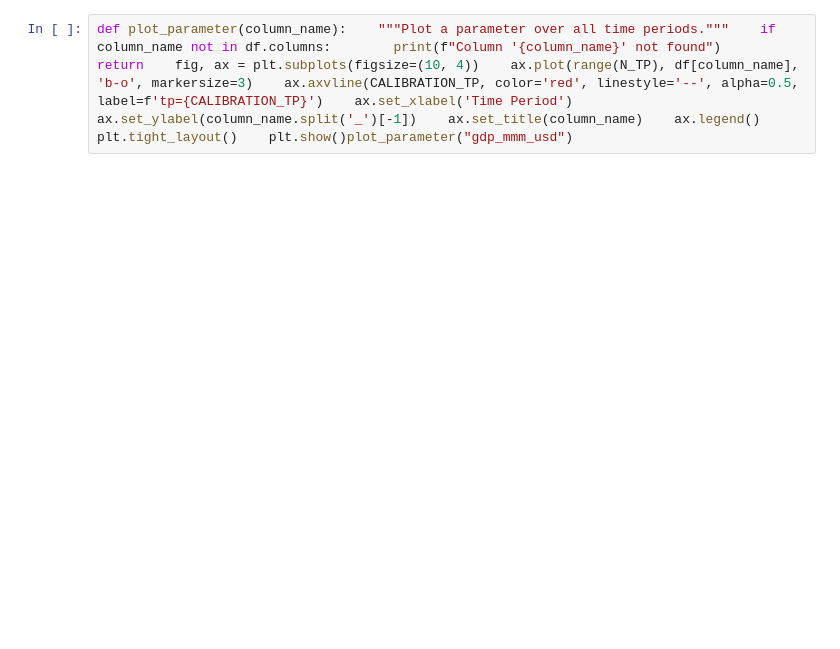
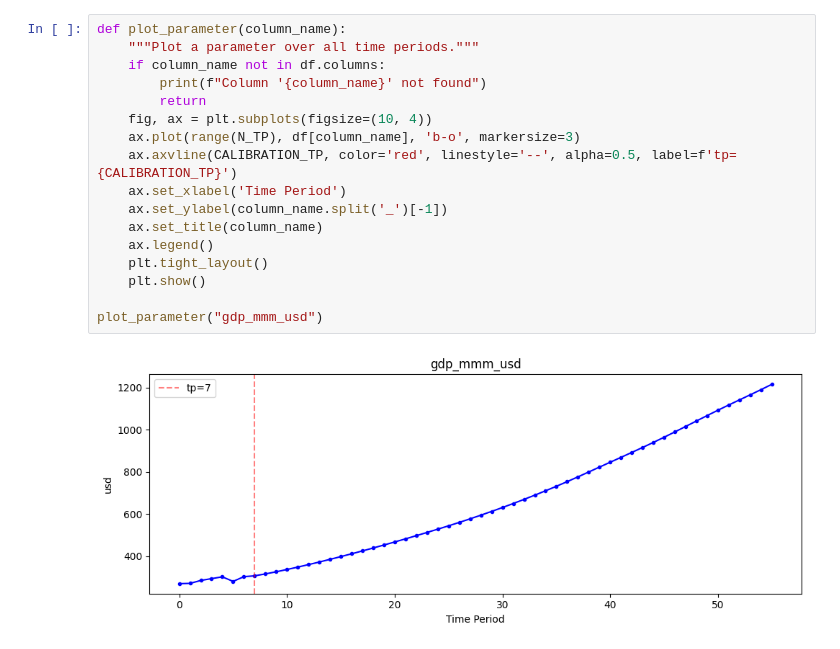
Before and after one commit to sisepuede-framework/ssp_morocco, a Jupyter notebook: ssp_modeling/notebooks/morocco_calibration_workflow.ipynb, the cells around one changed output. Drawn from its saved outputs; the diff is of its cells as text; blank space fills up the shorter version.

```diff
--- a/ssp_modeling/notebooks/morocco_calibration_workflow.ipynb
+++ b/ssp_modeling/notebooks/morocco_calibration_workflow.ipynb
@@ -208,3 +681,20 @@ def validate_fraction_group(prefix):    """Check that all columns with this pref
 # %%
-def plot_parameter(column_name):    """Plot a parameter over all time periods."""    if column_name not in df.columns:        print(f"Column '{column_name}' not found")        return    fig, ax = plt.subplots(figsize=(10, 4))    ax.plot(range(N_TP), df[column_name], 'b-o', markersize=3)    ax.axvline(CALIBRATION_TP, color='red', linestyle='--', alpha=0.5, label=f'tp={CALIBRATION_TP}')    ax.set_xlabel('Time Period')    ax.set_ylabel(column_name.split('_')[-1])    ax.set_title(column_name)    ax.legend()    plt.tight_layout()    plt.show()plot_parameter("gdp_mmm_usd")
+def plot_parameter(column_name):
+    """Plot a parameter over all time periods."""
+    if column_name not in df.columns:
+        print(f"Column '{column_name}' not found")
+        return
+    fig, ax = plt.subplots(figsize=(10, 4))
+    ax.plot(range(N_TP), df[column_name], 'b-o', markersize=3)
+    ax.axvline(CALIBRATION_TP, color='red', linestyle='--', alpha=0.5, label=f'tp={CALIBRATION_TP}')
+    ax.set_xlabel('Time Period')
+    ax.set_ylabel(column_name.split('_')[-1])
+    ax.set_title(column_name)
+    ax.legend()
+    plt.tight_layout()
+    plt.show()
+
+plot_parameter("gdp_mmm_usd")
+# %% [output]
+[figure, added]
 # %% [markdown]
```
Also changed, not shown: parts of 35 cells of this notebook.
